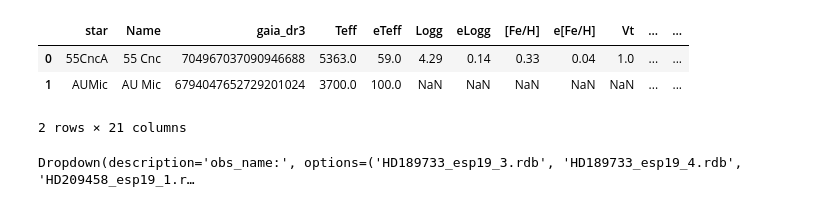
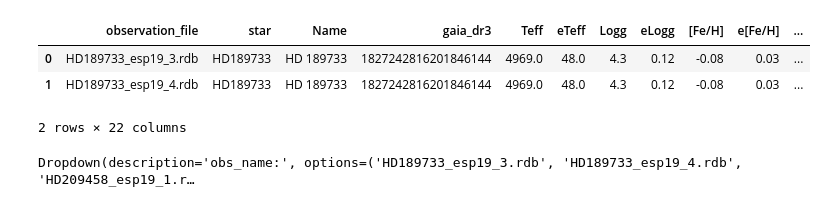
Before and after one commit to vadibekyan/RV_from_RM, a Jupyter notebook: best_rm_preprocessing.ipynb, the cells around one changed output. Cells and saved outputs as stored; diff of their text form; code cells hidden in the pictures.

```diff
--- a/best_rm_preprocessing.ipynb
+++ b/best_rm_preprocessing.ipynb
@@ -8,11 +8,40 @@ import ipywidgets as widgets
 import plotly.graph_objects as go
 from IPython.display import display
 # %%
-sample_df = pd.read_csv('sample_sweetcat.csv')
+sample_catalog_df = pd.read_csv('sample_sweetcat.csv')
+best_rm_path = Path('observations/Best_RM')
+
+
+def normalize_star_name(star_name):
+    return re.sub(r'[^a-z0-9]', '', str(star_name).lower())
+
+
+observations_df = pd.DataFrame(
+    [
+        {
+            'observation_file': obs_path.name,
+            'star_key': normalize_star_name(
+                re.sub(r'_esp.*$', '', obs_path.stem, flags=re.IGNORECASE)
+            ),
+        }
+        for obs_path in sorted(best_rm_path.glob('*.rdb'))
+    ]
+)
+sample_catalog_with_keys = sample_catalog_df.assign(
+    star_key=sample_catalog_df['star'].map(normalize_star_name)
+)
+
+sample_df = observations_df.merge(
+    sample_catalog_with_keys,
+    on='star_key',
+    how='left',
+).drop(columns='star_key')
+sample_df = sample_df[['observation_file', *sample_catalog_df.columns]]
+
 sample_df.head(2)
 # %% [output]
-|  | star | Name | gaia_dr3 | Teff | eTeff | Logg | eLogg | [Fe/H] | e[Fe/H] | Vt | ... | ... |
-| 0 | 55CncA | 55 Cnc | 704967037090946688 | 5363.0 | 59.0 | 4.29 | 0.14 | 0.33 | 0.04 | 1.0 | ... | ... |
-| 1 | AUMic | AU Mic | 6794047652729201024 | 3700.0 | 100.0 | NaN | NaN | NaN | NaN | NaN | ... | ... |
+|  | observation_file | star | Name | gaia_dr3 | Teff | eTeff | Logg | eLogg | [Fe/H] | e[Fe/H] | ... |
+| 0 | HD189733_esp19_3.rdb | HD189733 | HD 189733 | 1827242816201846144 | 4969.0 | 48.0 | 4.3 | 0.12 | -0.08 | 0.03 | ... |
+| 1 | HD189733_esp19_4.rdb | HD189733 | HD 189733 | 1827242816201846144 | 4969.0 | 48.0 | 4.3 | 0.12 | -0.08 | 0.03 | ... |
-2 rows × 21 columns
+2 rows × 22 columns
 # %%
```
Also changed, not shown: parts of 5 cells of this notebook, 26 other files.
